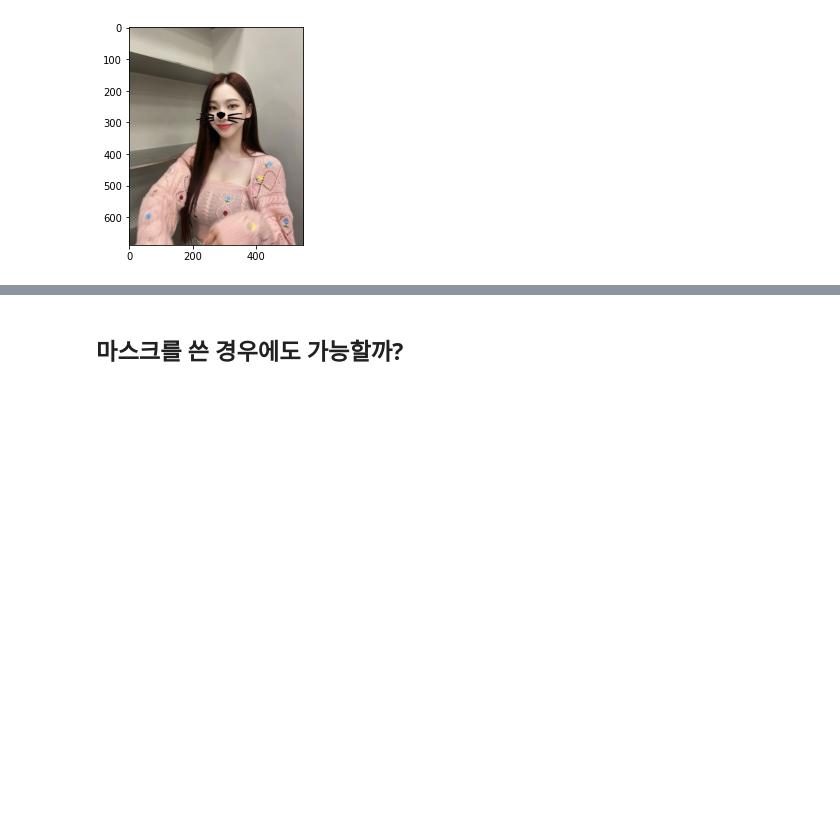
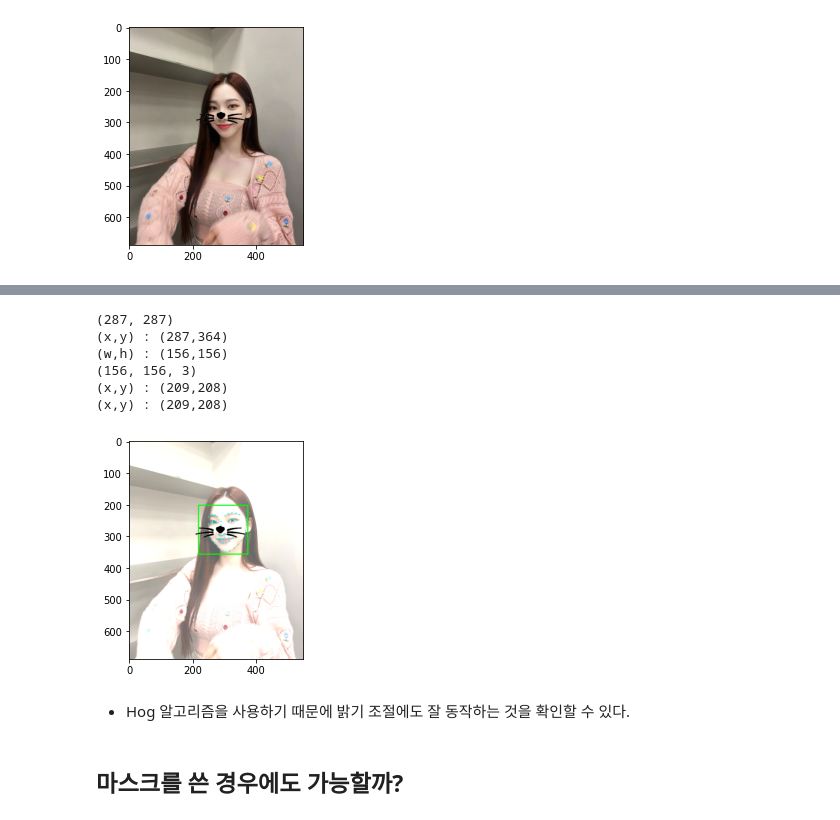
Before and after one commit to del-luna/aiffel, a Jupyter notebook: Exploration/aiffel_exploration_3.ipynb, the cells around one changed output, grey strips where cells are left out. Saved outputs shown, nothing was run; the diff lists cells and outputs as text; code cells hidden in the pictures; blank space fills up the shorter version.

```diff
--- a/Exploration/aiffel_exploration_3.ipynb
+++ b/Exploration/aiffel_exploration_3.ipynb
@@ -111,3 +177,48 @@ plt.show()
+# %%
+for dlib_rect, landmark in zip(dlib_rects, list_landmarks):
+    print (landmark[30]) # 코의 index는 30 입니다
+    x = landmark[30][0]
+    y = landmark[30][1] + dlib_rect.height()//2
+    w = h = dlib_rect.width()
+    print ('(x,y) : (%d,%d)'%(x,y))
+    print ('(w,h) : (%d,%d)'%(w,h))
+
+sticker_path = './images/cat-whiskers.png'
+img_sticker = cv2.imread(sticker_path)
+img_sticker = cv2.resize(img_sticker, (w,h))
+img_sticker = cv2.cvtColor(img_sticker, cv2.COLOR_BGR2RGB)
+print (img_sticker.shape)
+
+refined_x = x - w // 2
+refined_y = y - h
+print ('(x,y) : (%d,%d)'%(refined_x, refined_y))
+
+if refined_x < 0:
+    img_sticker = img_sticker[:, -refined_x:]
+    refined_x = 0
+if refined_y < 0:
+    img_sticker = img_sticker[-refined_y:, :]
+    refined_y = 0
+
+print ('(x,y) : (%d,%d)'%(refined_x, refined_y))
+# %% [output]
+(287, 287)
+(x,y) : (287,364)
+(w,h) : (156,156)
+(156, 156, 3)
+(x,y) : (209,208)
+(x,y) : (209,208)
+# %%
+sticker_area = img_bright[refined_y:refined_y+img_sticker.shape[0], refined_x:refined_x+img_sticker.shape[1]]
+img_bright[refined_y:refined_y+img_sticker.shape[0], refined_x:refined_x+img_sticker.shape[1]] = \
+    np.where(img_sticker==255,sticker_area,img_sticker).astype(np.uint8)
+
+plt.imshow(img_bright)
+plt.show()
+# %% [output]
+[figure, added]
+# %% [markdown]
+- Hog 알고리즘을 사용하기 때문에 밝기 조절에도 잘 동작하는 것을 확인할 수 있다.
 # %% [markdown]
 ## 마스크를 쓴 경우에도 가능할까?
 # %%
```
Also changed, not shown: parts of 7 cells of this notebook.
